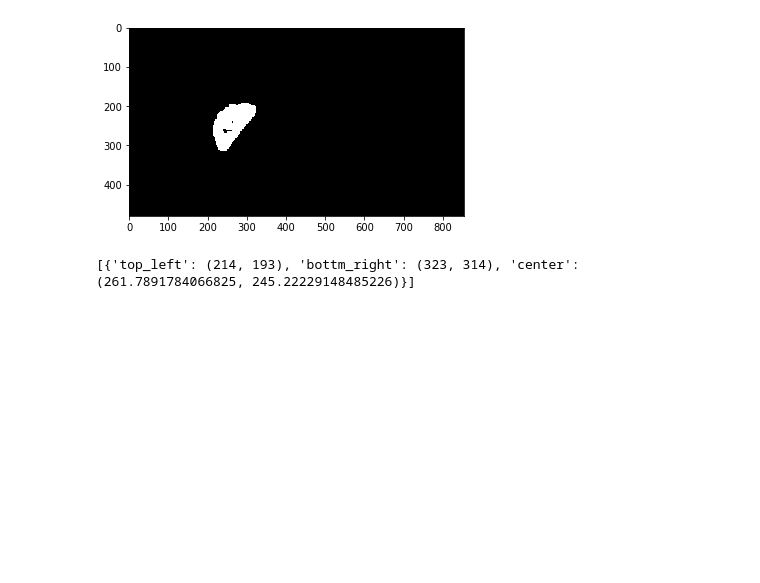
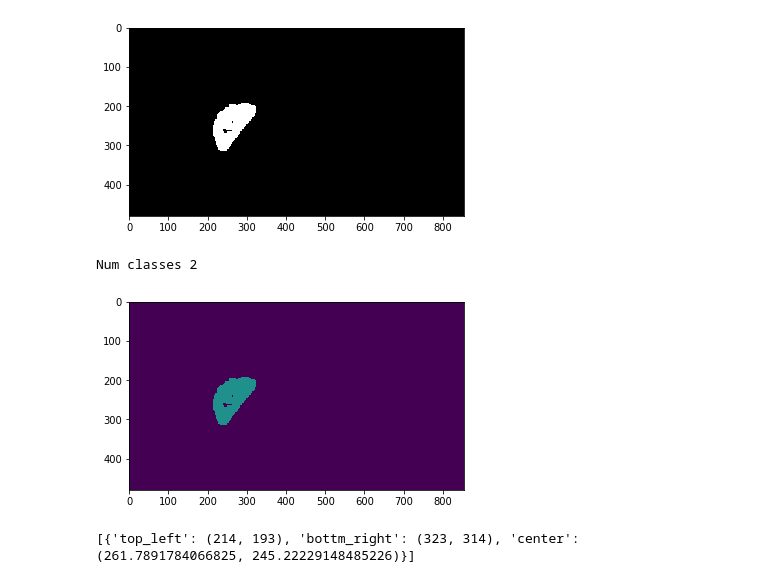
Before and after one commit to AbdBarho/CV19-20, a Jupyter notebook: 01_colorspaces.ipynb, the cells around one changed output. Cells and saved outputs as stored; diff of their text form; code cells hidden in the pictures; blank space fills up the shorter version.

```diff
--- a/01_colorspaces.ipynb
+++ b/01_colorspaces.ipynb
@@ -73 +120,8 @@ show_binary(cleaned_binary)
+# %%
+num, labels = connected_components(cleaned_binary)
+show_labels(labels, num)
+print('Num classes', num)
+# %% [output]
+Num classes 2
+[figure, added]
 # %%
```
Also changed, not shown: parts of 2 cells of this notebook.
